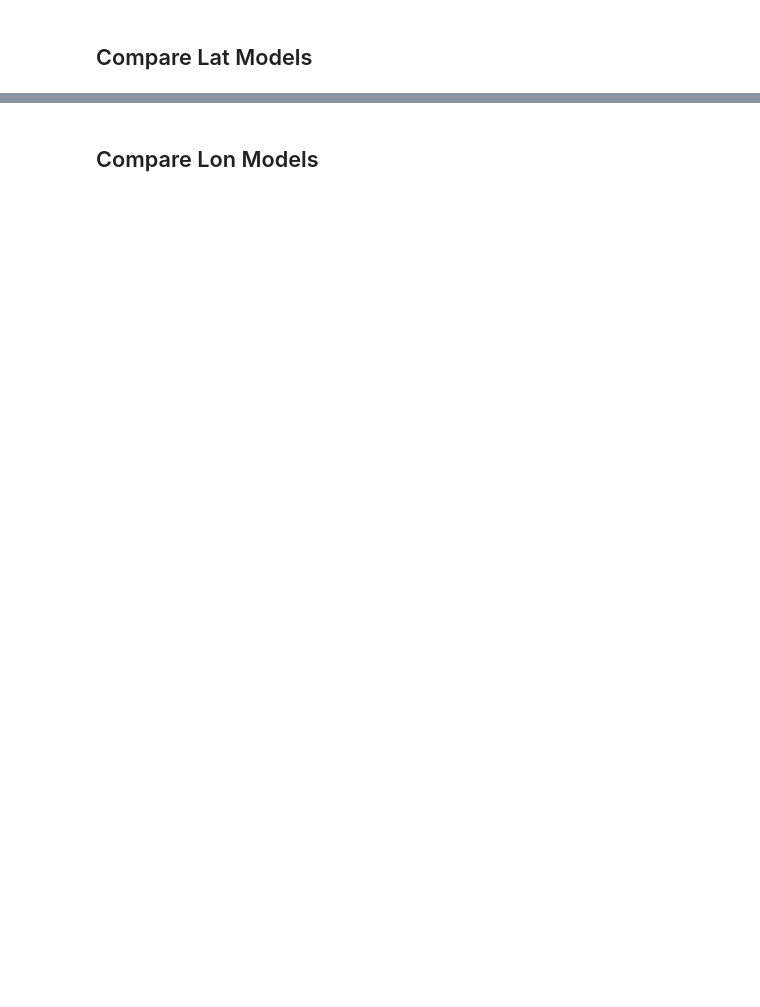
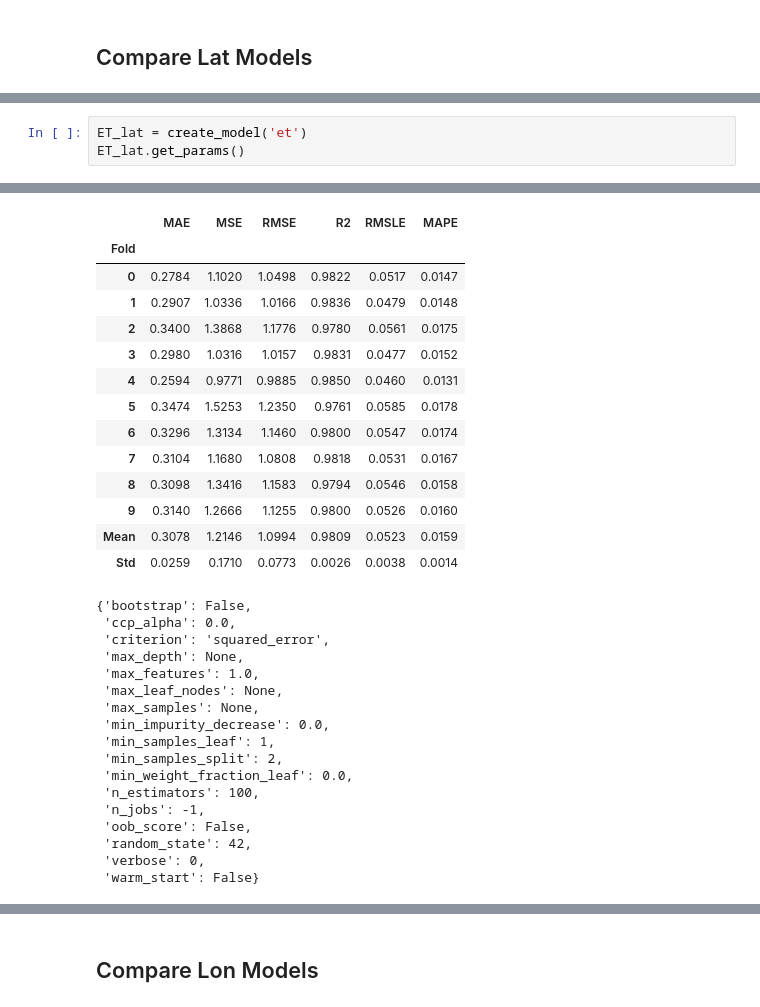
Before and after one commit to UW-MLGEO/MLGEO2024_TC_Tracks_Intensity, a Jupyter notebook: notebooks/AutoML_Hyperparamter_Tuning.ipynb, the cells around one changed output, grey strips where cells are left out. Drawn from its saved outputs; the diff is of its cells as text; blank space fills up the shorter version.

```diff
--- a/notebooks/AutoML_Hyperparamter_Tuning.ipynb
+++ b/notebooks/AutoML_Hyperparamter_Tuning.ipynb
@@ -232,0 +253,4 @@ best_lat_model = compare_models()
+# %%
+ET_lat = create_model('et')
+ET_lat.get_params()
+# %% [output]
@@ -232,0 +258,31 @@ best_lat_model = compare_models()
+|  | MAE | MSE | RMSE | R2 | RMSLE | MAPE |
+| Fold |  |  |  |  |  |  |
+| 0 | 0.2784 | 1.1020 | 1.0498 | 0.9822 | 0.0517 | 0.0147 |
+| 1 | 0.2907 | 1.0336 | 1.0166 | 0.9836 | 0.0479 | 0.0148 |
+| 2 | 0.3400 | 1.3868 | 1.1776 | 0.9780 | 0.0561 | 0.0175 |
+| 3 | 0.2980 | 1.0316 | 1.0157 | 0.9831 | 0.0477 | 0.0152 |
+| 4 | 0.2594 | 0.9771 | 0.9885 | 0.9850 | 0.0460 | 0.0131 |
+| 5 | 0.3474 | 1.5253 | 1.2350 | 0.9761 | 0.0585 | 0.0178 |
+| 6 | 0.3296 | 1.3134 | 1.1460 | 0.9800 | 0.0547 | 0.0174 |
+| 7 | 0.3104 | 1.1680 | 1.0808 | 0.9818 | 0.0531 | 0.0167 |
+| 8 | 0.3098 | 1.3416 | 1.1583 | 0.9794 | 0.0546 | 0.0158 |
+| 9 | 0.3140 | 1.2666 | 1.1255 | 0.9800 | 0.0526 | 0.0160 |
+| Mean | 0.3078 | 1.2146 | 1.0994 | 0.9809 | 0.0523 | 0.0159 |
+| Std | 0.0259 | 0.1710 | 0.0773 | 0.0026 | 0.0038 | 0.0014 |
+{'bootstrap': False,
+ 'ccp_alpha': 0.0,
+ 'criterion': 'squared_error',
+ 'max_depth': None,
+ 'max_features': 1.0,
+ 'max_leaf_nodes': None,
+ 'max_samples': None,
+ 'min_impurity_decrease': 0.0,
+ 'min_samples_leaf': 1,
+ 'min_samples_split': 2,
+ 'min_weight_fraction_leaf': 0.0,
+ 'n_estimators': 100,
+ 'n_jobs': -1,
+ 'oob_score': False,
+ 'random_state': 42,
+ 'verbose': 0,
+ 'warm_start': False}
```
Also changed, not shown: parts of 35 cells of this notebook, 2 other files.
